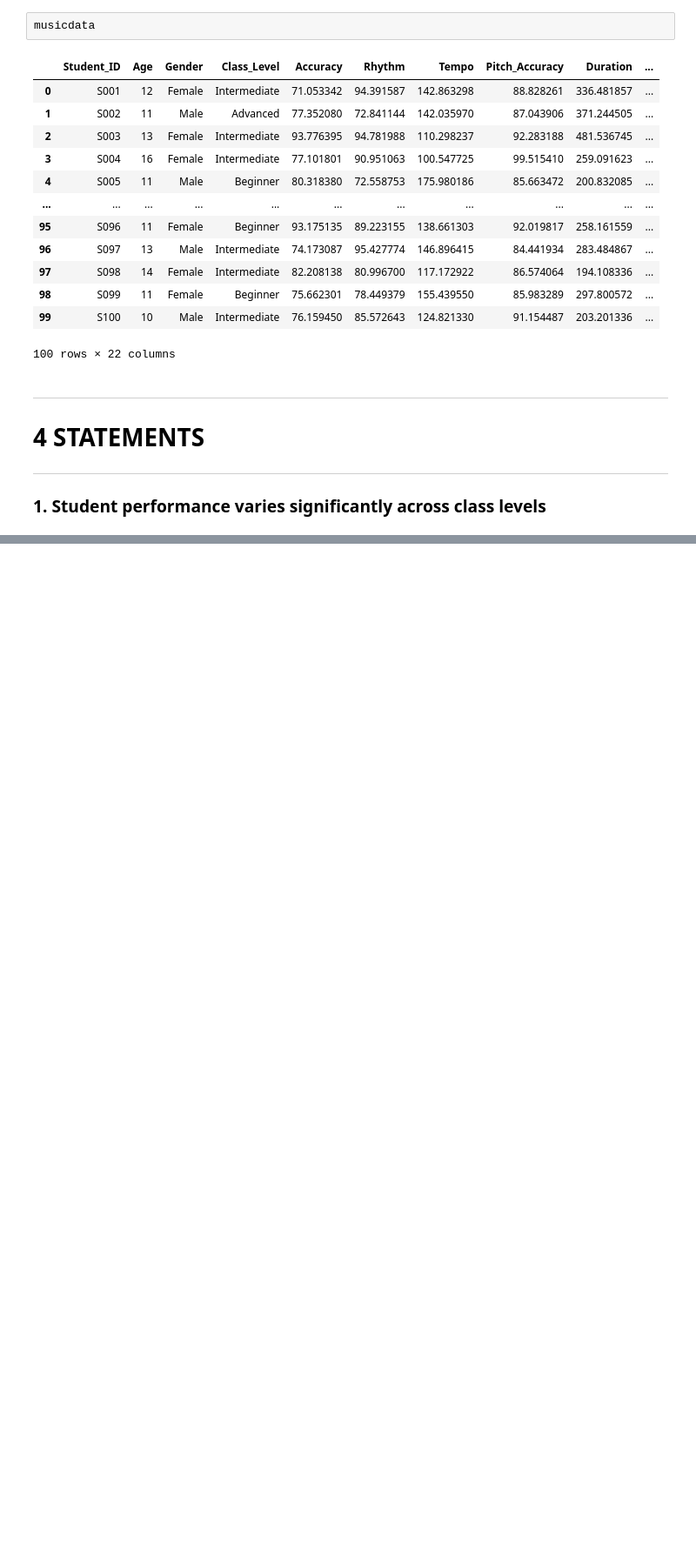
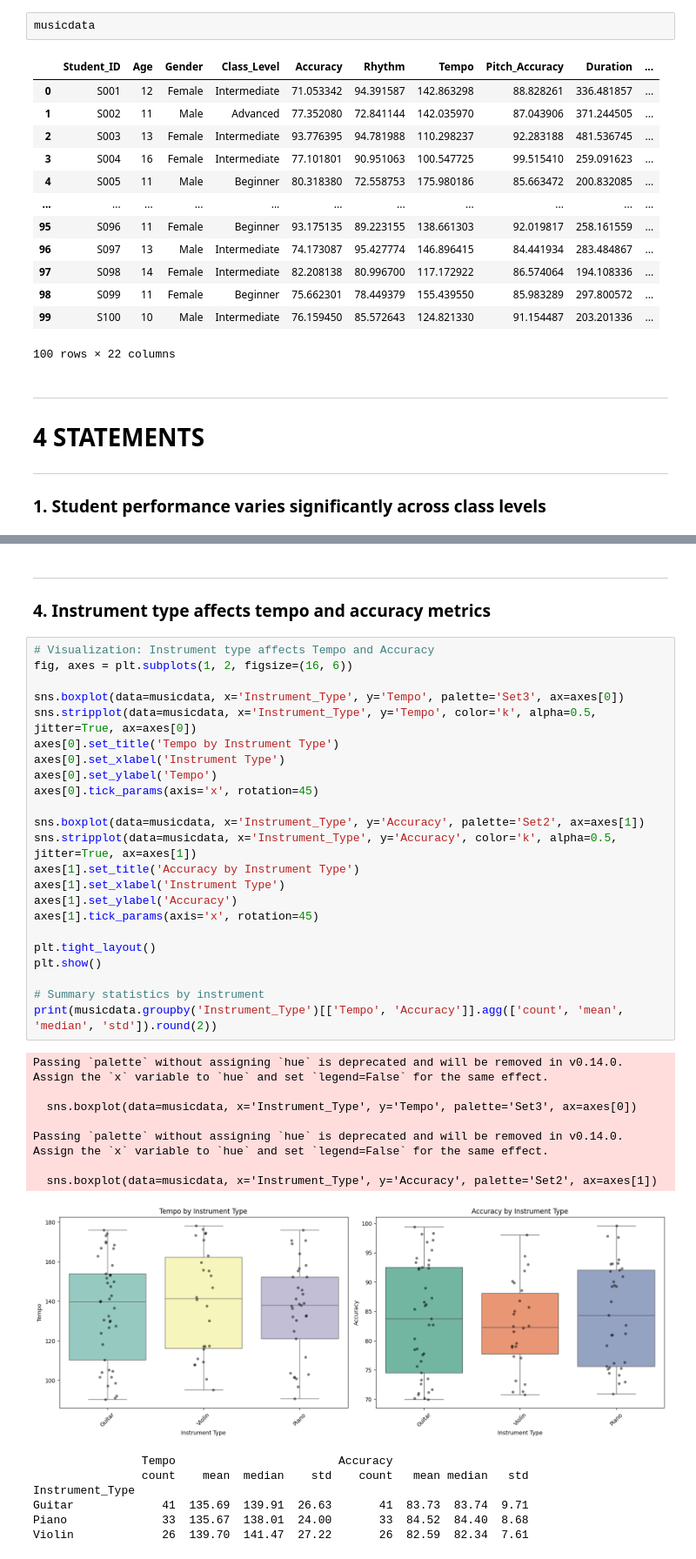
Before and after one commit to bsit2c2025/itcs204_finalsproject_agawin, a Jupyter notebook: ACT4_AGAWIN.ipynb, the cells around one changed output, grey strips where cells are left out. Shown at 87% size. Saved outputs shown, nothing was run; the diff lists cells and outputs as text; blank space fills up the shorter version.

```diff
--- a/ACT4_AGAWIN.ipynb
+++ b/ACT4_AGAWIN.ipynb
@@ -99,0 +261,42 @@ ___
+# %% [markdown]
+___
+
+### 4. Instrument type affects tempo and accuracy metrics
+# %%
+# Visualization: Instrument type affects Tempo and Accuracy
+fig, axes = plt.subplots(1, 2, figsize=(16, 6))
+
+sns.boxplot(data=musicdata, x='Instrument_Type', y='Tempo', palette='Set3', ax=axes[0])
+sns.stripplot(data=musicdata, x='Instrument_Type', y='Tempo', color='k', alpha=0.5, jitter=True, ax=axes[0])
+axes[0].set_title('Tempo by Instrument Type')
+axes[0].set_xlabel('Instrument Type')
+axes[0].set_ylabel('Tempo')
+axes[0].tick_params(axis='x', rotation=45)
+
+sns.boxplot(data=musicdata, x='Instrument_Type', y='Accuracy', palette='Set2', ax=axes[1])
+sns.stripplot(data=musicdata, x='Instrument_Type', y='Accuracy', color='k', alpha=0.5, jitter=True, ax=axes[1])
+axes[1].set_title('Accuracy by Instrument Type')
+axes[1].set_xlabel('Instrument Type')
+axes[1].set_ylabel('Accuracy')
+axes[1].tick_params(axis='x', rotation=45)
+
+plt.tight_layout()
+plt.show()
+
+# Summary statistics by instrument
+print(musicdata.groupby('Instrument_Type')[['Tempo', 'Accuracy']].agg(['count', 'mean', 'median', 'std']).round(2))
+# %% [output]
+Passing `palette` without assigning `hue` is deprecated and will be removed in v0.14.0. Assign the `x` variable to `hue` and set `legend=False` for the same effect.
+
+  sns.boxplot(data=musicdata, x='Instrument_Type', y='Tempo', palette='Set3', ax=axes[0])
+
+Passing `palette` without assigning `hue` is deprecated and will be removed in v0.14.0. Assign the `x` variable to `hue` and set `legend=False` for the same effect.
+
+  sns.boxplot(data=musicdata, x='Instrument_Type', y='Accuracy', palette='Set2', ax=axes[1])
+[figure, added]
+                Tempo                        Accuracy
+                count    mean  median    std    count   mean median   std
+Instrument_Type
+Guitar             41  135.69  139.91  26.63       41  83.73  83.74  9.71
+Piano              33  135.67  138.01  24.00       33  84.52  84.40  8.68
+Violin             26  139.70  141.47  27.22       26  82.59  82.34  7.61
```
Also changed, not shown: parts of 10 cells of this notebook.
